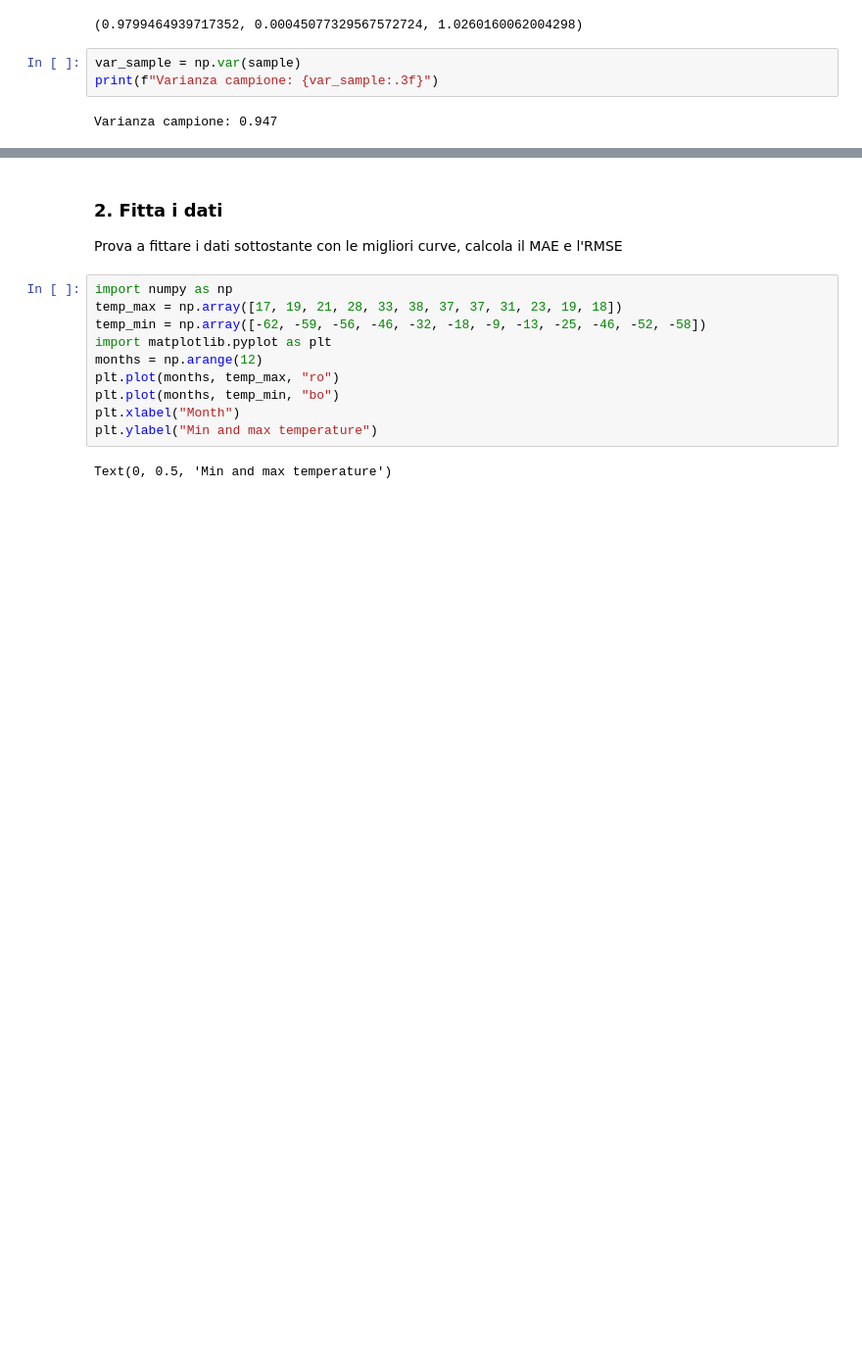
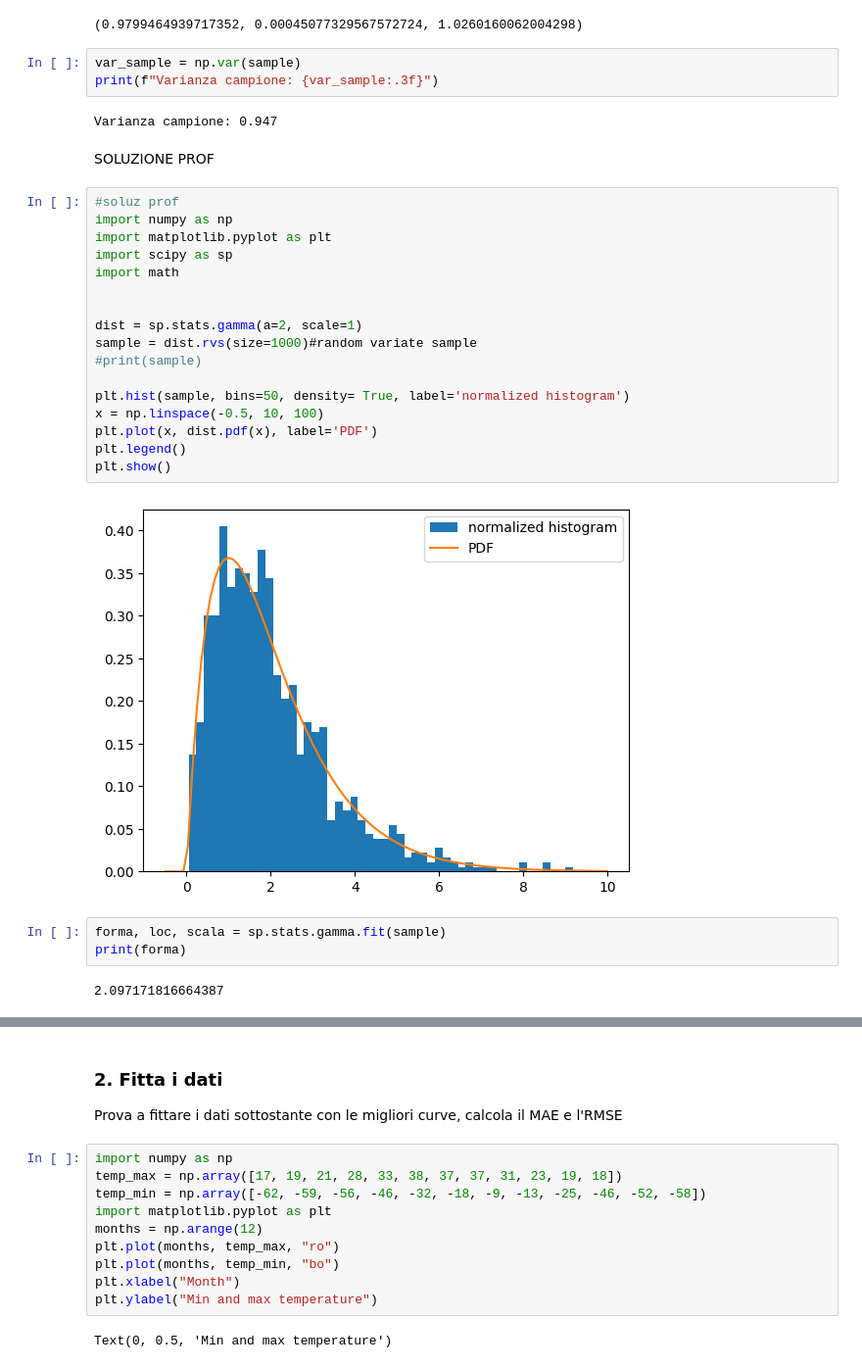
Before and after one commit to gregor-net/ProgrammingLab, a Jupyter notebook: 6_Esericzi_lez6.ipynb, the cells around one changed output, grey strips where cells are left out. Shown: that part at 98% size. Drawn from its saved outputs; the diff is of its cells as text; blank space fills up the shorter version.

Commit message:
Esercizi 6 con soluz

```diff
--- a/6_Esericzi_lez6.ipynb
+++ b/6_Esericzi_lez6.ipynb
@@ -42,3 +44,29 @@ var_sample = np.var(sample)
 print(f"Varianza campione: {var_sample:.3f}")
 # %% [output]
 Varianza campione: 0.947
+# %% [markdown]
+SOLUZIONE PROF
+# %%
+#soluz prof
+import numpy as np
+import matplotlib.pyplot as plt
+import scipy as sp
+import math
+
+
+dist = sp.stats.gamma(a=2, scale=1)
+sample = dist.rvs(size=1000)#random variate sample
+#print(sample)
+
+plt.hist(sample, bins=50, density= True, label='normalized histogram')
+x = np.linspace(-0.5, 10, 100)
+plt.plot(x, dist.pdf(x), label='PDF')
+plt.legend()
+plt.show()
+# %% [output]
+[figure, added]
+# %%
+forma, loc, scala = sp.stats.gamma.fit(sample)
+print(forma)
+# %% [output]
+2.097171816664387
```
Also changed, not shown: parts of 10 cells of this notebook, 1 other file.
